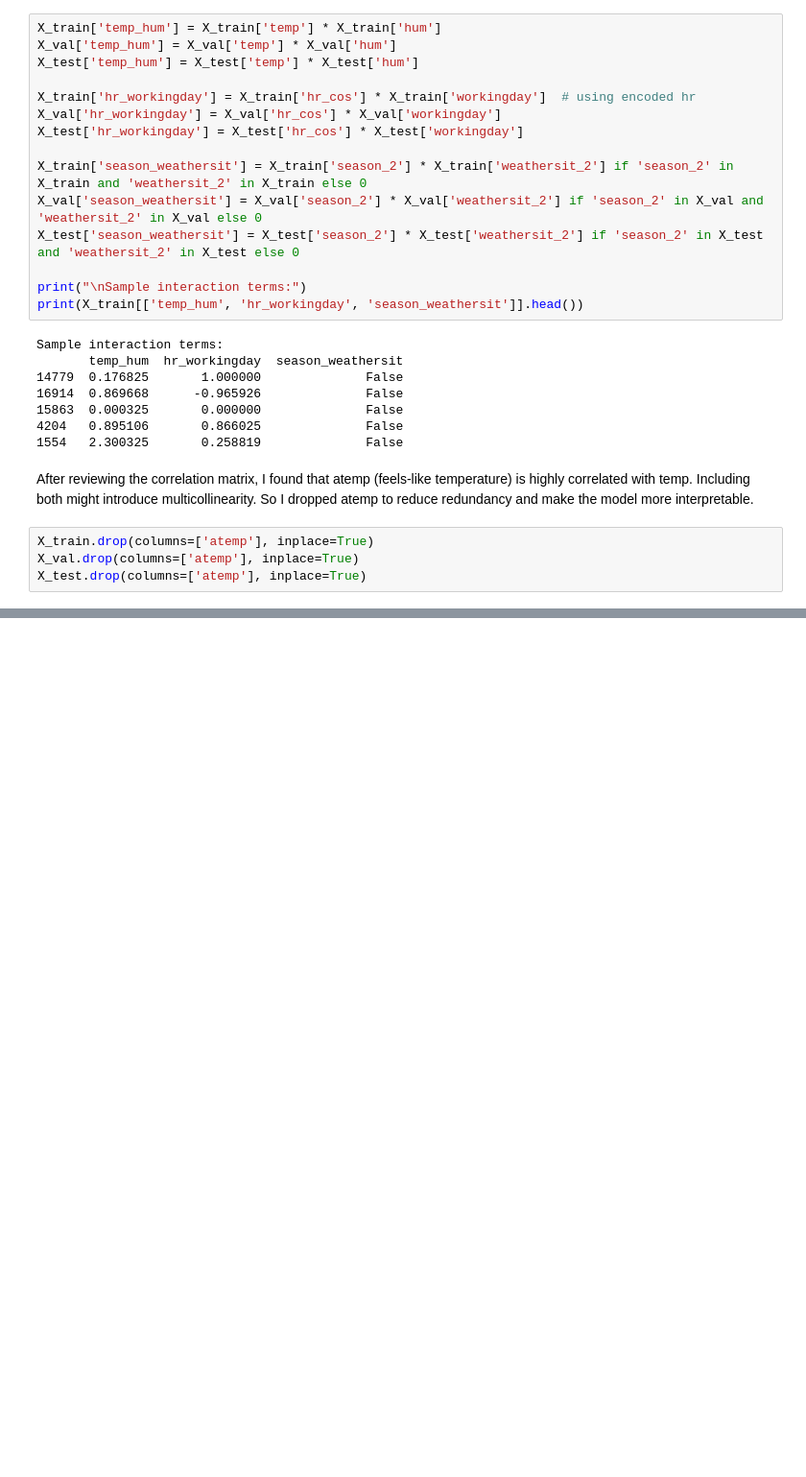
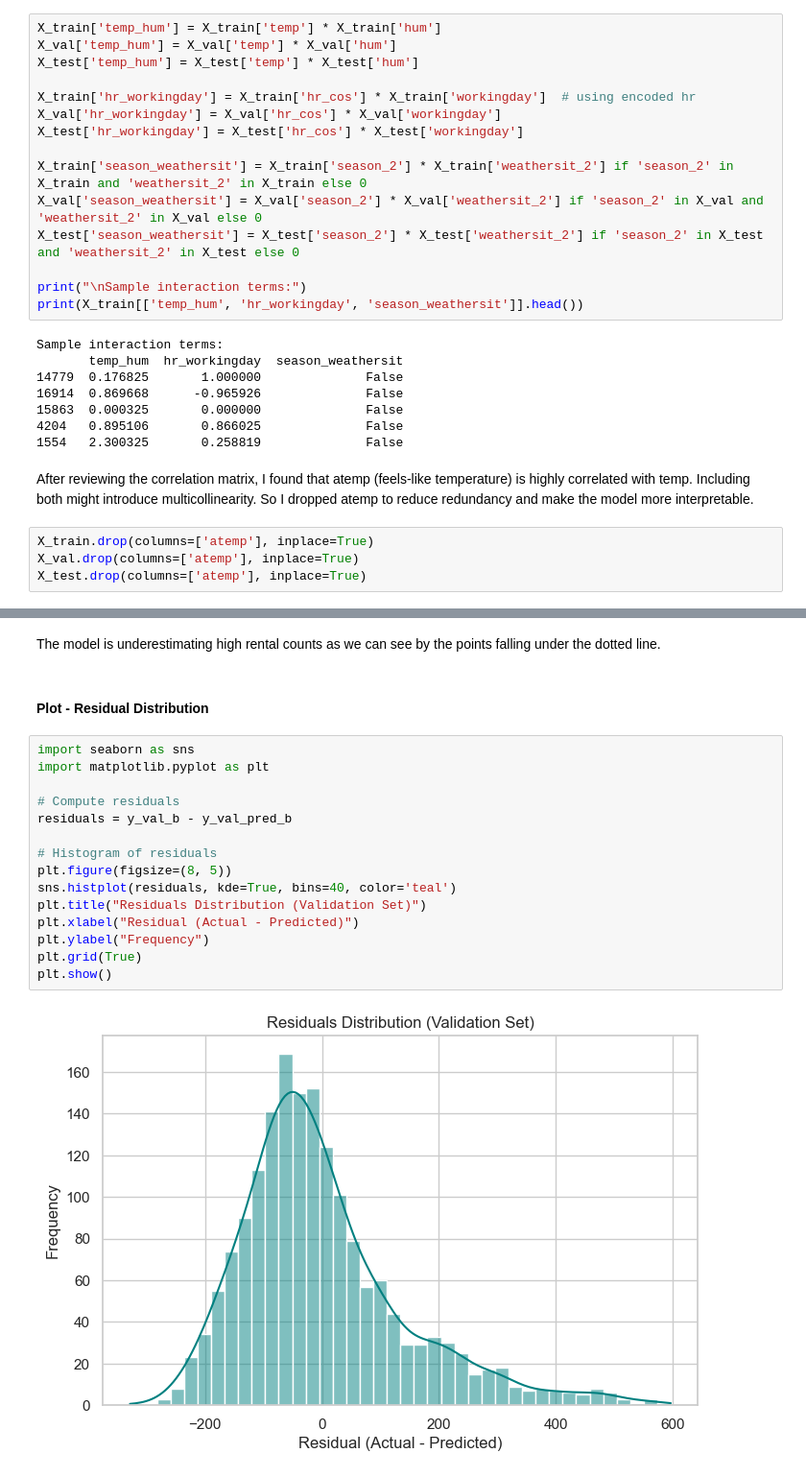
Before and after one commit to sofiagzzloz/ML-fundamentals-2025, a Jupyter notebook: assignmentII/assignment_2_sofia_gonzalez.ipynb, the cells around one changed output, grey strips where cells are left out. Shown at 96% size. Saved outputs shown, nothing was run; the diff lists cells and outputs as text; blank space fills up the shorter version.

```diff
--- a/assignmentII/assignment_2_sofia_gonzalez.ipynb
+++ b/assignmentII/assignment_2_sofia_gonzalez.ipynb
@@ -302,0 +371,21 @@ X_test.drop(columns=['atemp'], inplace=True)
+# %% [markdown]
+The model is underestimating high rental counts as we can see by the points falling under the dotted line.
+# %% [markdown]
+#### Plot - Residual Distribution
+# %%
+import seaborn as sns
+import matplotlib.pyplot as plt
+
+# Compute residuals
+residuals = y_val_b - y_val_pred_b
+
+# Histogram of residuals
+plt.figure(figsize=(8, 5))
+sns.histplot(residuals, kde=True, bins=40, color='teal')
+plt.title("Residuals Distribution (Validation Set)")
+plt.xlabel("Residual (Actual - Predicted)")
+plt.ylabel("Frequency")
+plt.grid(True)
+plt.show()
+# %% [output]
+[figure, added]
```
Also changed, not shown: parts of 12 cells of this notebook.
